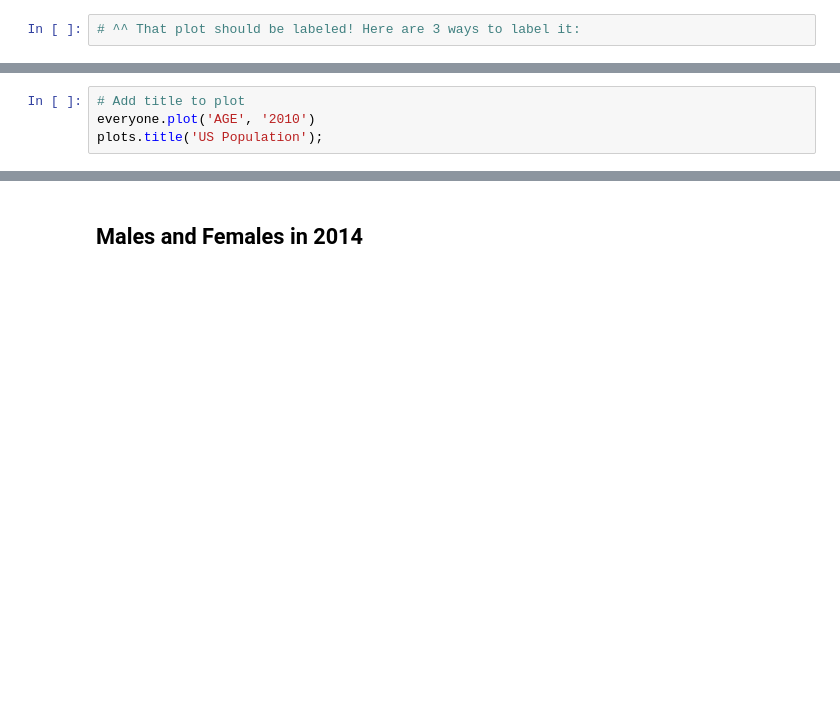
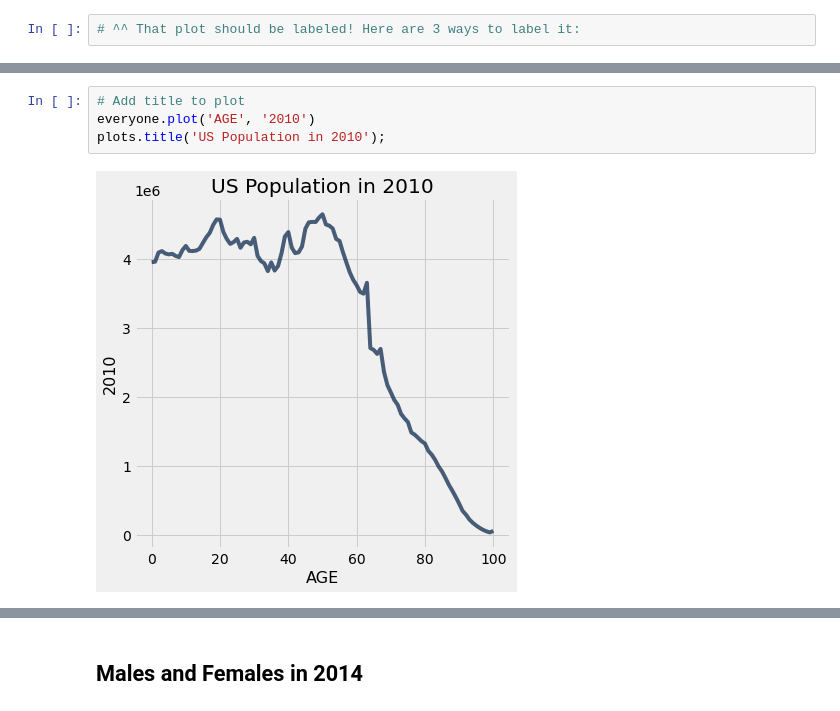
Before and after one commit to Mrsnellek/DS-400-22S8W1, a Jupyter notebook: Week_4/lec04/lec_04_chapters_6_and_7.ipynb, the cells around one changed output, grey strips where cells are left out. Saved outputs shown, nothing was run; the diff lists cells and outputs as text; blank space fills up the shorter version.

```diff
--- a/Week_4/lec04/lec_04_chapters_6_and_7.ipynb
+++ b/Week_4/lec04/lec_04_chapters_6_and_7.ipynb
@@ -144,7 +319,9 @@ print('US Population')  # <--- Print out what it is
 # %%
 # Add title to plot
 everyone.plot('AGE', '2010')
-plots.title('US Population');
+plots.title('US Population in 2010');
+# %% [output]
+[figure, added]
 # %%
 # Age distribution for two different years
 everyone.plot('AGE')
```
Also changed, not shown: parts of 75 cells of this notebook, 10 other files.
